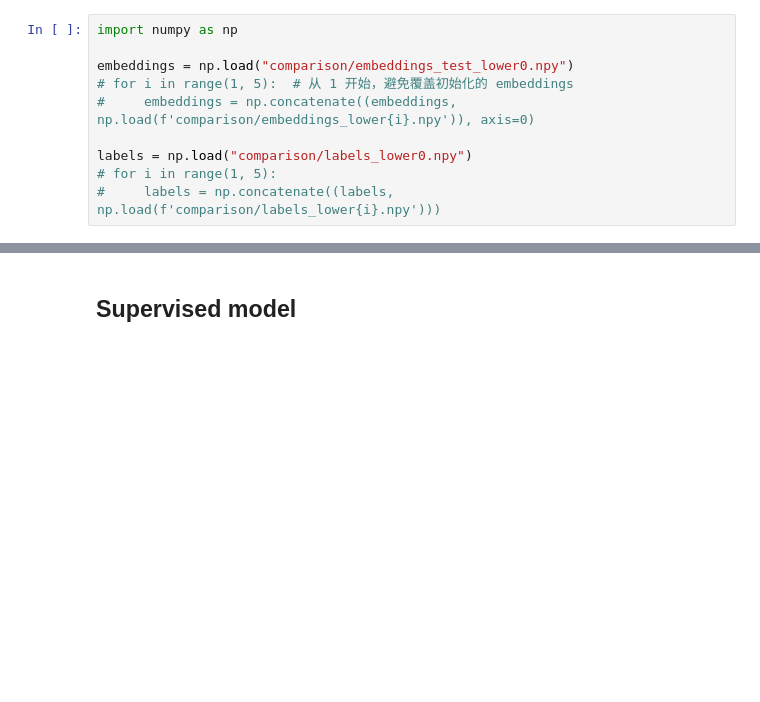
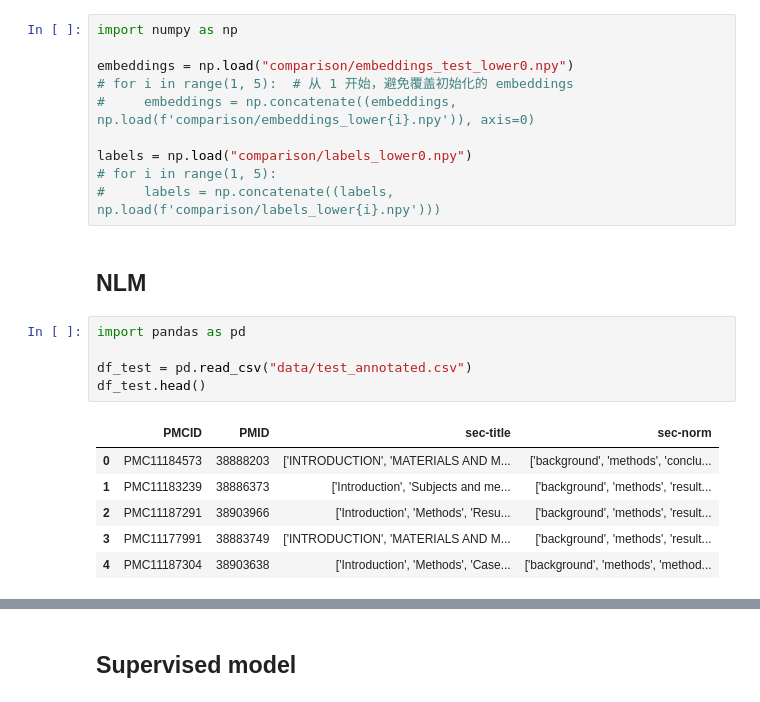
Before and after one commit to sylvey/section_normalization, a Jupyter notebook: comparison.ipynb, the cells around one changed output, grey strips where cells are left out. Cells and saved outputs as stored; diff of their text form; blank space fills up the shorter version.

```diff
--- a/comparison.ipynb
+++ b/comparison.ipynb
@@ -8,3 +8,17 @@ embeddings = np.load("comparison/embeddings_test_lower0.npy")
 labels = np.load("comparison/labels_lower0.npy")
 # for i in range(1, 5):
 #     labels = np.concatenate((labels, np.load(f'comparison/labels_lower{i}.npy')))
+# %% [markdown]
+## NLM
+# %%
+import pandas as pd
+
+df_test = pd.read_csv("data/test_annotated.csv")
+df_test.head()
+# %% [output]
+|  | PMCID | PMID | sec-title | sec-norm |
+| 0 | PMC11184573 | 38888203 | ['INTRODUCTION', 'MATERIALS AND M... | ['background', 'methods', 'conclu... |
+| 1 | PMC11183239 | 38886373 | ['Introduction', 'Subjects and me... | ['background', 'methods', 'result... |
+| 2 | PMC11187291 | 38903966 | ['Introduction', 'Methods', 'Resu... | ['background', 'methods', 'result... |
+| 3 | PMC11177991 | 38883749 | ['INTRODUCTION', 'MATERIALS AND M... | ['background', 'methods', 'result... |
+| 4 | PMC11187304 | 38903638 | ['Introduction', 'Methods', 'Case... | ['background', 'methods', 'method... |
```
Also changed, not shown: parts of 21 cells of this notebook.
